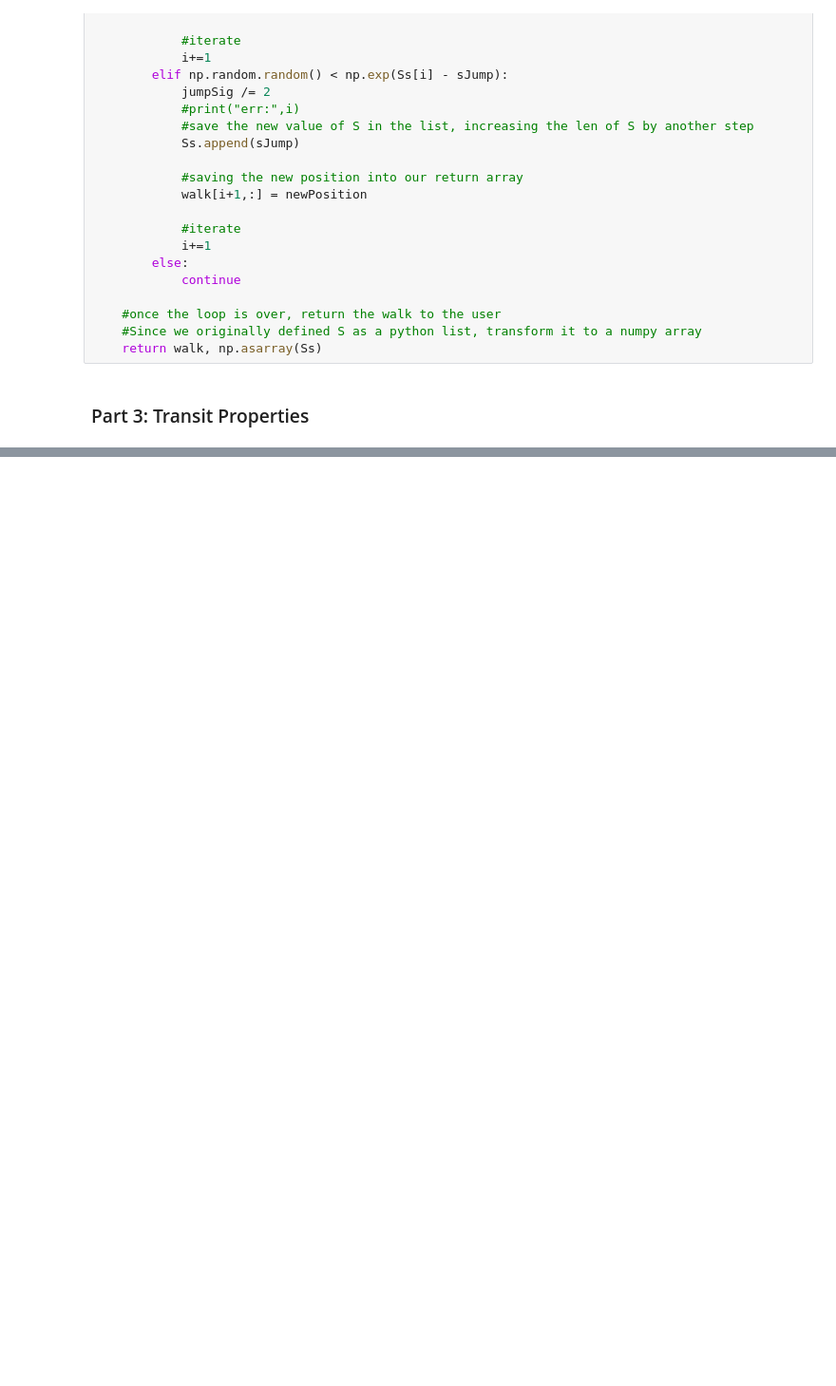
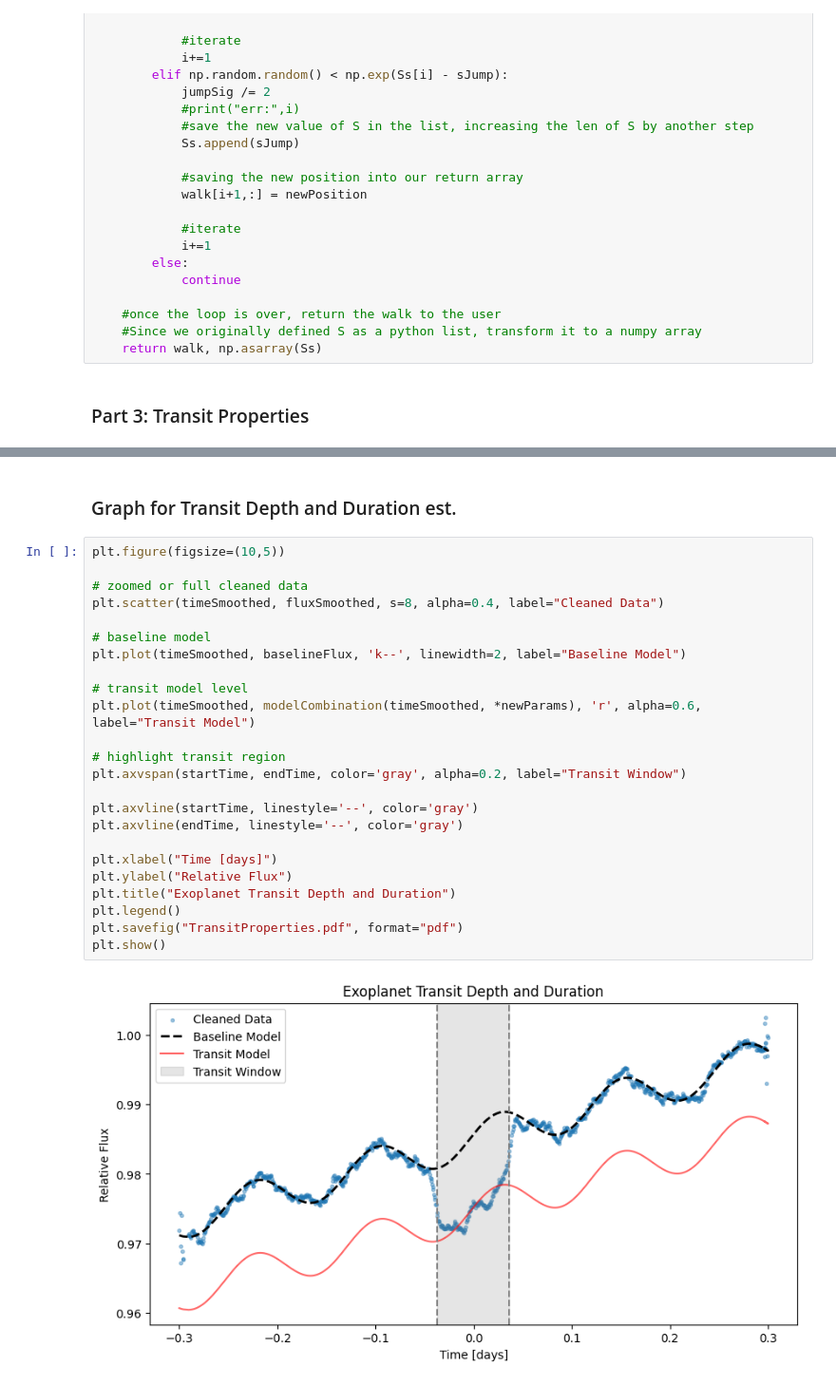
Before and after one commit to Starllation/ASTR-19-Group-Project, a Jupyter notebook: Group Project Task 2.ipynb, the cells around one changed output, grey strips where cells are left out. Shown at 95% size. Cells and saved outputs as stored; diff of their text form; blank space fills up the shorter version.

Commit message:
Cleaned my code and added a graph to display relative flux, if its necessary

```diff
--- a/Group Project Task 2.ipynb
+++ b/Group Project Task 2.ipynb
@@ -407,0 +398,28 @@ Transit Duration [days]: 0.07387387387387387
+# %% [markdown]
+### Graph for Transit Depth and Duration est.
+# %%
+plt.figure(figsize=(10,5))
+
+# zoomed or full cleaned data
+plt.scatter(timeSmoothed, fluxSmoothed, s=8, alpha=0.4, label="Cleaned Data")
+
+# baseline model
+plt.plot(timeSmoothed, baselineFlux, 'k--', linewidth=2, label="Baseline Model")
+
+# transit model level
+plt.plot(timeSmoothed, modelCombination(timeSmoothed, *newParams), 'r', alpha=0.6, label="Transit Model")
+
+# highlight transit region
+plt.axvspan(startTime, endTime, color='gray', alpha=0.2, label="Transit Window")
+
+plt.axvline(startTime, linestyle='--', color='gray')
+plt.axvline(endTime, linestyle='--', color='gray')
+
+plt.xlabel("Time [days]")
+plt.ylabel("Relative Flux")
+plt.title("Exoplanet Transit Depth and Duration")
+plt.legend()
+plt.savefig("TransitProperties.pdf", format="pdf")
+plt.show()
+# %% [output]
+[figure, added]
```
Also changed, not shown: parts of 1 cell of this notebook, 2 other files.
